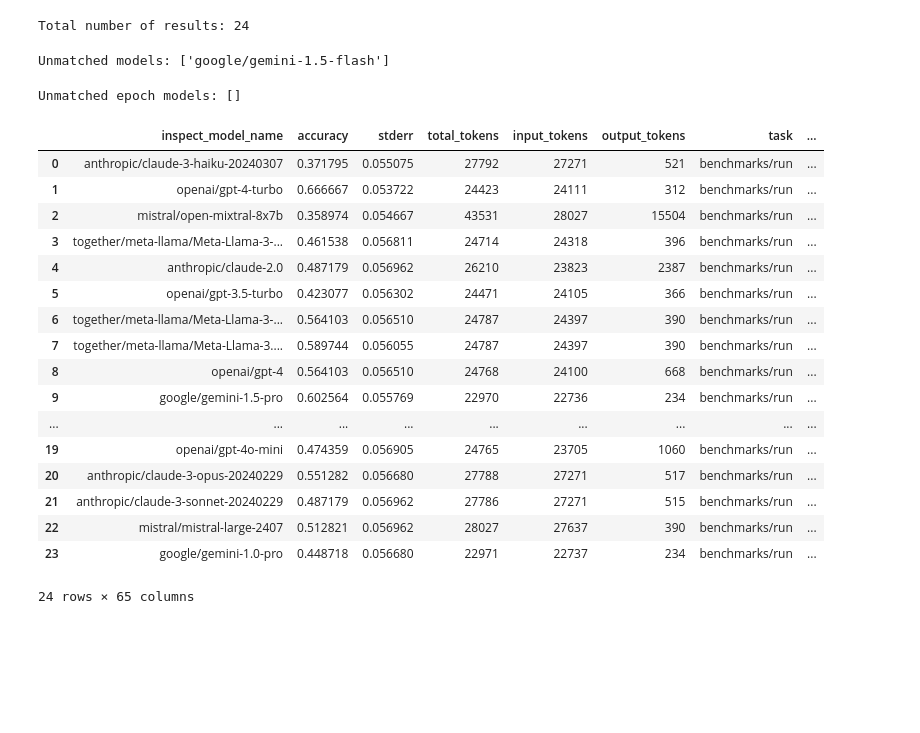
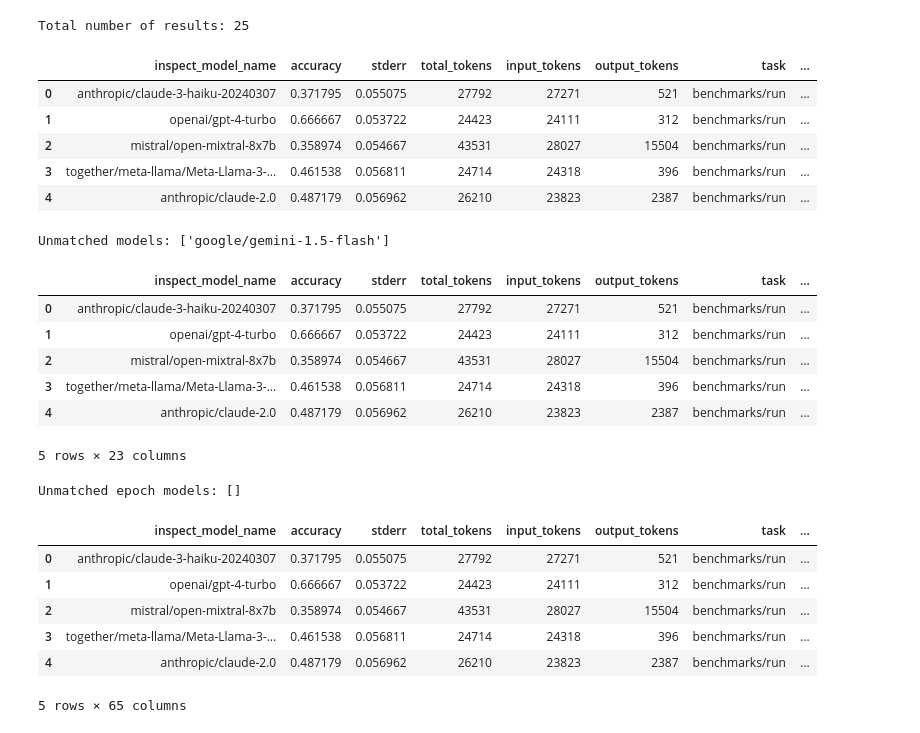
Before and after one commit to lennijusten/biology-benchmarks, a Jupyter notebook: notebooks/lenni-data-analysis-2.ipynb, the cells around one changed output. Cells and saved outputs as stored; diff of their text form; code cells hidden in the pictures; blank space fills up the shorter version.

```diff
--- a/notebooks/lenni-data-analysis-2.ipynb
+++ b/notebooks/lenni-data-analysis-2.ipynb
@@ -82,41 +97,45 @@ def process_log_files(log_files_dir):
 
 results_df = process_log_files(log_files_dir)
 print(f"Total number of results: {len(results_df)}")
+results_df.head()
 # %% [output]
-Total number of results: 24
+Total number of results: 25
+|  | inspect_model_name | accuracy | stderr | total_tokens | input_tokens | output_tokens | task | ... |
+| 0 | anthropic/claude-3-haiku-20240307 | 0.371795 | 0.055075 | 27792 | 27271 | 521 | benchmarks/run | ... |
+| 1 | openai/gpt-4-turbo | 0.666667 | 0.053722 | 24423 | 24111 | 312 | benchmarks/run | ... |
+| 2 | mistral/open-mixtral-8x7b | 0.358974 | 0.054667 | 43531 | 28027 | 15504 | benchmarks/run | ... |
+| 3 | together/meta-llama/Meta-Llama-3-... | 0.461538 | 0.056811 | 24714 | 24318 | 396 | benchmarks/run | ... |
+| 4 | anthropic/claude-2.0 | 0.487179 | 0.056962 | 26210 | 23823 | 2387 | benchmarks/run | ... |
 # %%
 merged_df = results_df.merge(models_df, left_on='inspect_model_name', right_on='inspect_model_name', how='left')
 
 # Identify unmatched models
 unmatched_models = merged_df[merged_df['epoch_model_name'].isna()]['inspect_model_name'].unique()
 print("Unmatched models:", unmatched_models)
+merged_df.head()
 # %% [output]
 Unmatched models: ['google/gemini-1.5-flash']
+|  | inspect_model_name | accuracy | stderr | total_tokens | input_tokens | output_tokens | task | ... |
+| 0 | anthropic/claude-3-haiku-20240307 | 0.371795 | 0.055075 | 27792 | 27271 | 521 | benchmarks/run | ... |
+| 1 | openai/gpt-4-turbo | 0.666667 | 0.053722 | 24423 | 24111 | 312 | benchmarks/run | ... |
+| 2 | mistral/open-mixtral-8x7b | 0.358974 | 0.054667 | 43531 | 28027 | 15504 | benchmarks/run | ... |
+| 3 | together/meta-llama/Meta-Llama-3-... | 0.461538 | 0.056811 | 24714 | 24318 | 396 | benchmarks/run | ... |
+| 4 | anthropic/claude-2.0 | 0.487179 | 0.056962 | 26210 | 23823 | 2387 | benchmarks/run | ... |
+5 rows × 23 columns
 # %%
 final_df = merged_df.merge(epoch_data, left_on='epoch_model_name', right_on='System', how='left')
 
 # Add column for inspect model name that didn't match with epoch data
 final_df['unmatched_epoch_model'] = final_df.apply(lambda row: row['epoch_model_name'] if pd.isna(row['System']) else None, axis=1)
 
 print("Unmatched epoch models:", final_df['unmatched_epoch_model'].dropna().unique())
-final_df
+final_df.head()
 # %% [output]
 Unmatched epoch models: []
 |  | inspect_model_name | accuracy | stderr | total_tokens | input_tokens | output_tokens | task | ... |
 | 0 | anthropic/claude-3-haiku-20240307 | 0.371795 | 0.055075 | 27792 | 27271 | 521 | benchmarks/run | ... |
 | 1 | openai/gpt-4-turbo | 0.666667 | 0.053722 | 24423 | 24111 | 312 | benchmarks/run | ... |
 | 2 | mistral/open-mixtral-8x7b | 0.358974 | 0.054667 | 43531 | 28027 | 15504 | benchmarks/run | ... |
 | 3 | together/meta-llama/Meta-Llama-3-... | 0.461538 | 0.056811 | 24714 | 24318 | 396 | benchmarks/run | ... |
 | 4 | anthropic/claude-2.0 | 0.487179 | 0.056962 | 26210 | 23823 | 2387 | benchmarks/run | ... |
-| 5 | openai/gpt-3.5-turbo | 0.423077 | 0.056302 | 24471 | 24105 | 366 | benchmarks/run | ... |
-| 6 | together/meta-llama/Meta-Llama-3-... | 0.564103 | 0.056510 | 24787 | 24397 | 390 | benchmarks/run | ... |
-| 7 | together/meta-llama/Meta-Llama-3.... | 0.589744 | 0.056055 | 24787 | 24397 | 390 | benchmarks/run | ... |
-| 8 | openai/gpt-4 | 0.564103 | 0.056510 | 24768 | 24100 | 668 | benchmarks/run | ... |
-| 9 | google/gemini-1.5-pro | 0.602564 | 0.055769 | 22970 | 22736 | 234 | benchmarks/run | ... |
-| ... | ... | ... | ... | ... | ... | ... | ... | ... |
-| 19 | openai/gpt-4o-mini | 0.474359 | 0.056905 | 24765 | 23705 | 1060 | benchmarks/run | ... |
-| 20 | anthropic/claude-3-opus-20240229 | 0.551282 | 0.056680 | 27788 | 27271 | 517 | benchmarks/run | ... |
-| 21 | anthropic/claude-3-sonnet-20240229 | 0.487179 | 0.056962 | 27786 | 27271 | 515 | benchmarks/run | ... |
-| 22 | mistral/mistral-large-2407 | 0.512821 | 0.056962 | 28027 | 27637 | 390 | benchmarks/run | ... |
-| 23 | google/gemini-1.0-pro | 0.448718 | 0.056680 | 22971 | 22737 | 234 | benchmarks/run | ... |
-24 rows × 65 columns
+5 rows × 65 columns
```
Also changed, not shown: parts of 4 cells of this notebook, 1 other file.
